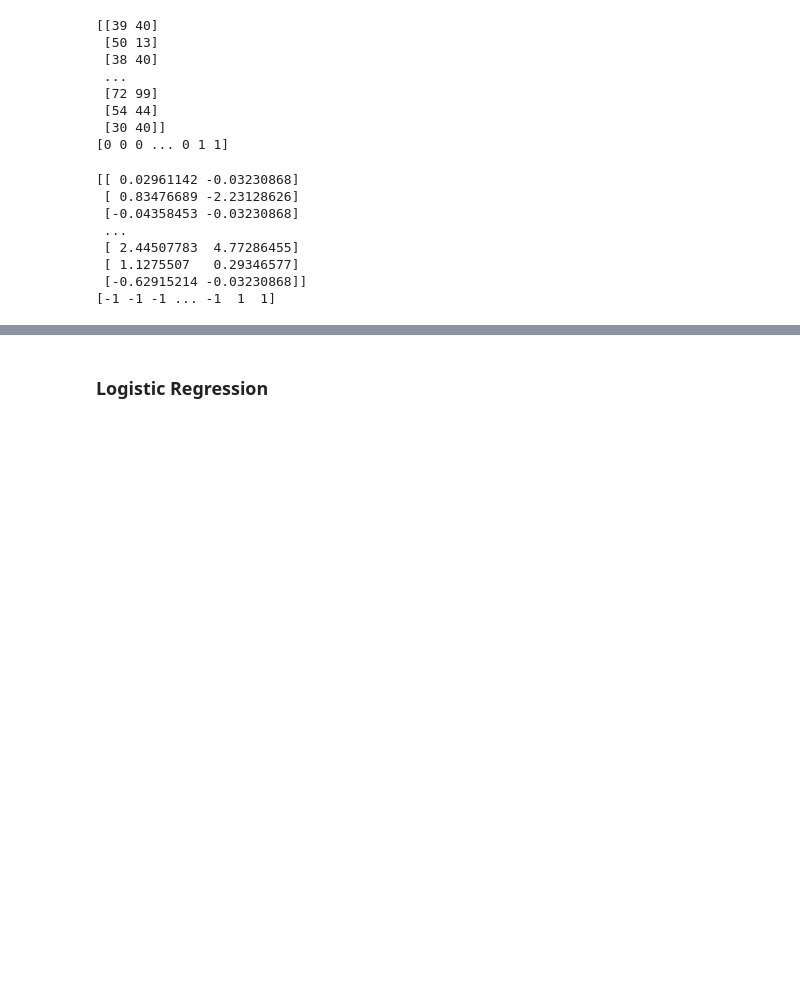
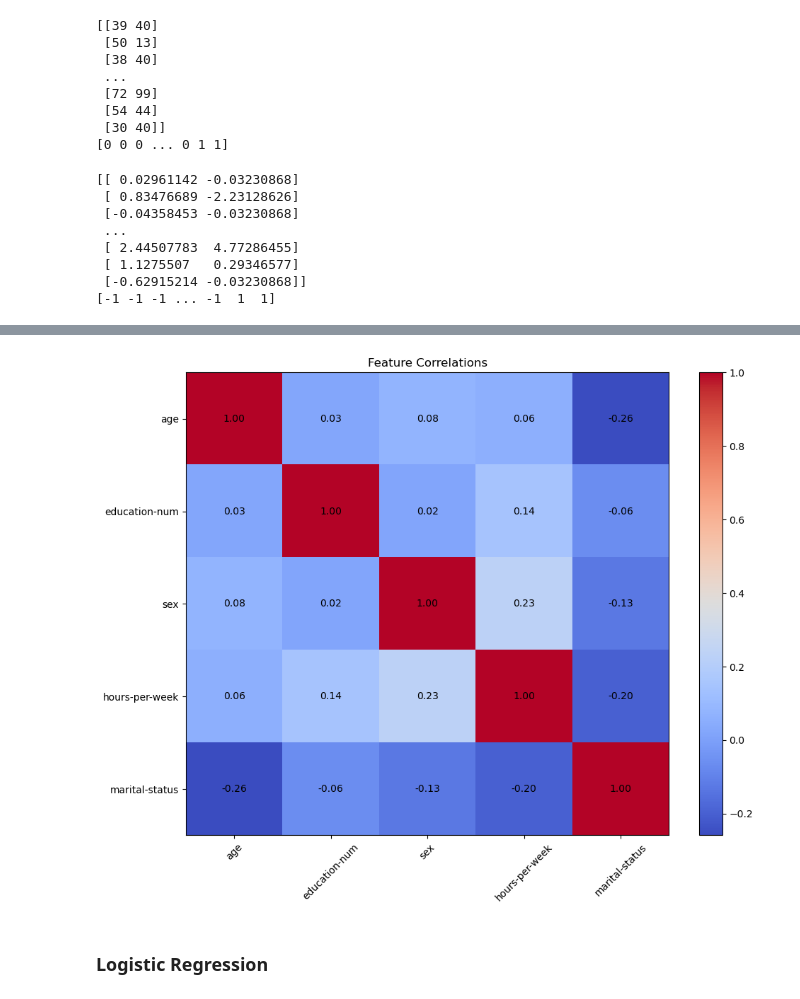
Before and after one commit to JunyuLi1/178pj, a Jupyter notebook: vc_part.ipynb, the cells around one changed output, grey strips where cells are left out. Saved outputs shown, nothing was run; the diff lists cells and outputs as text; code cells hidden in the pictures; blank space fills up the shorter version.

```diff
--- a/vc_part.ipynb
+++ b/vc_part.ipynb
@@ -81,3 +199,20 @@ X_train, X_test, y_train, y_test = train_test_split(X_scaled, y, test_size=0.3,
+# %%
+# Feature correlations
+plt.figure(figsize=(10, 8))
+correlation_matrix = X_selected.corr()
+plt.imshow(correlation_matrix, cmap='coolwarm', aspect='auto')
+plt.colorbar()
+plt.xticks(range(len(X_selected.columns)), X_selected.columns, rotation=45)
+plt.yticks(range(len(X_selected.columns)), X_selected.columns)
+plt.title('Feature Correlations')
+for i in range(len(X_selected.columns)):
+    for j in range(len(X_selected.columns)):
+        plt.text(j, i, f"{correlation_matrix.iloc[i, j]:.2f}",
+                ha='center', va='center')
+plt.tight_layout()
+plt.show()
+# %% [output]
+[figure, added]
 # %% [markdown]
 ### Logistic Regression
 # %%
```
Also changed, not shown: parts of 8 cells of this notebook.
